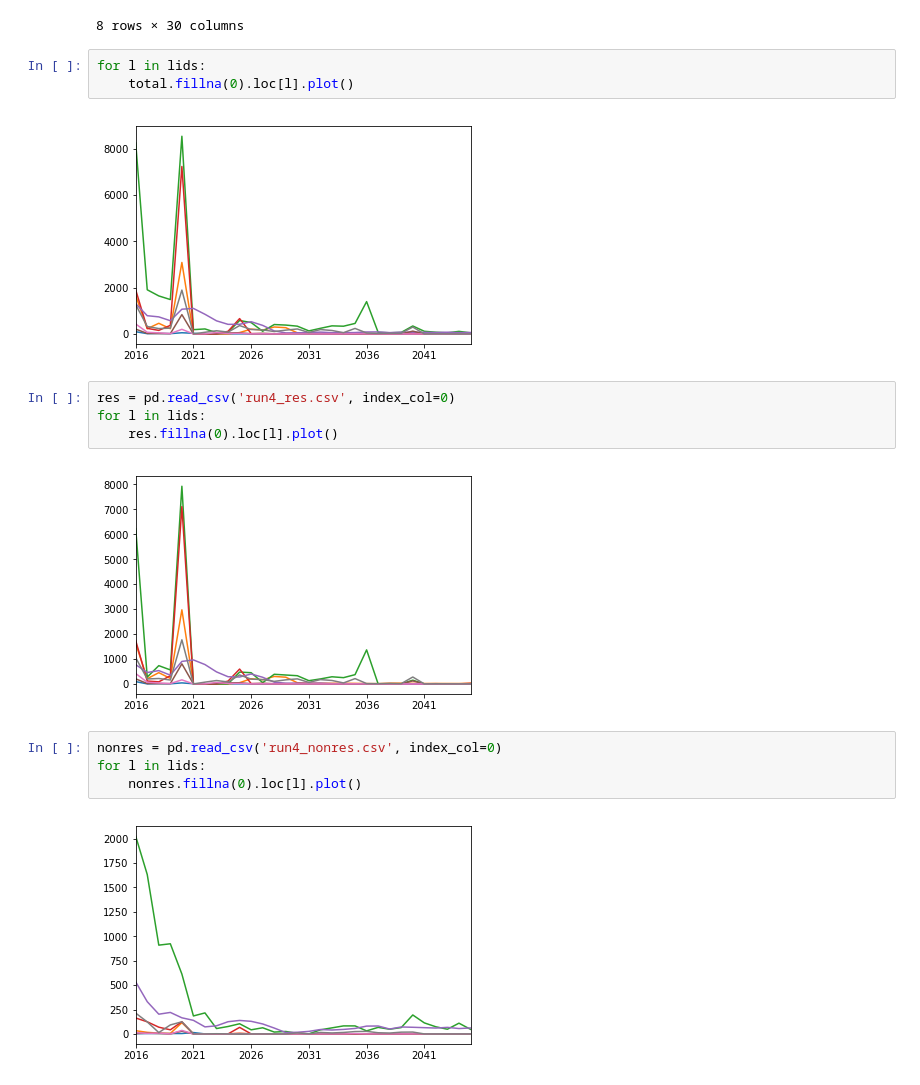
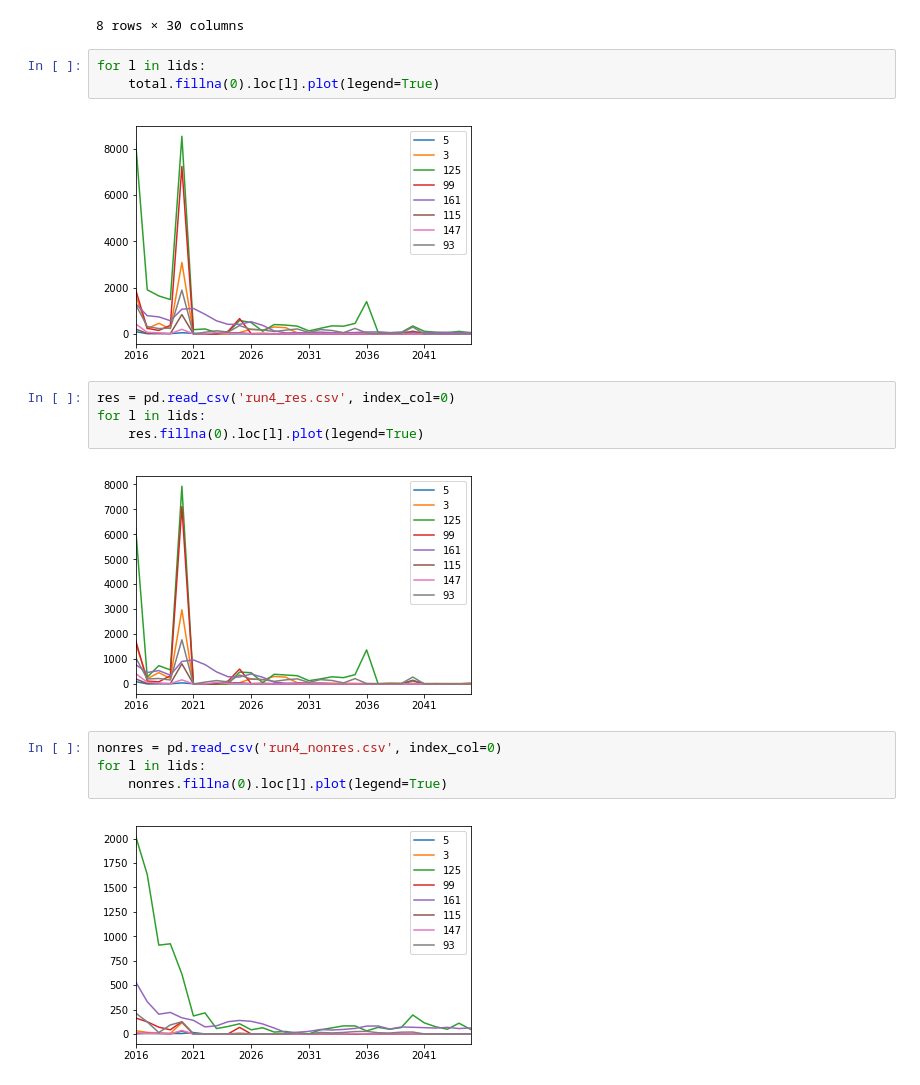
Before and after one commit to pksohn/semcog_urbansim, a Jupyter notebook: notebooks/ps_proforma_results_4.ipynb, the cells around one changed output. Cells and saved outputs as stored; diff of their text form.

Commit message:
Change graphics

```diff
--- a/notebooks/ps_proforma_results_4.ipynb
+++ b/notebooks/ps_proforma_results_4.ipynb
@@ -53,21 +53,21 @@ total
 8 rows × 30 columns
 # %%
 for l in lids:
-    total.fillna(0).loc[l].plot()
+    total.fillna(0).loc[l].plot(legend=True)
 # %% [output]
-[figure, old version]
+[figure, new version]
 # %%
 res = pd.read_csv('run4_res.csv', index_col=0)
 for l in lids:
-    res.fillna(0).loc[l].plot()
+    res.fillna(0).loc[l].plot(legend=True)
 # %% [output]
-[figure, old version]
+[figure, new version]
 # %%
 nonres = pd.read_csv('run4_nonres.csv', index_col=0)
 for l in lids:
-    nonres.fillna(0).loc[l].plot()
+    nonres.fillna(0).loc[l].plot(legend=True)
 # %% [output]
-[figure, old version]
+[figure, new version]
 # %%
 mixed = pd.read_csv('run4_mixed.csv', index_col=0)
 for l in lids:
```
Also changed, not shown: parts of 1 cell of this notebook.
